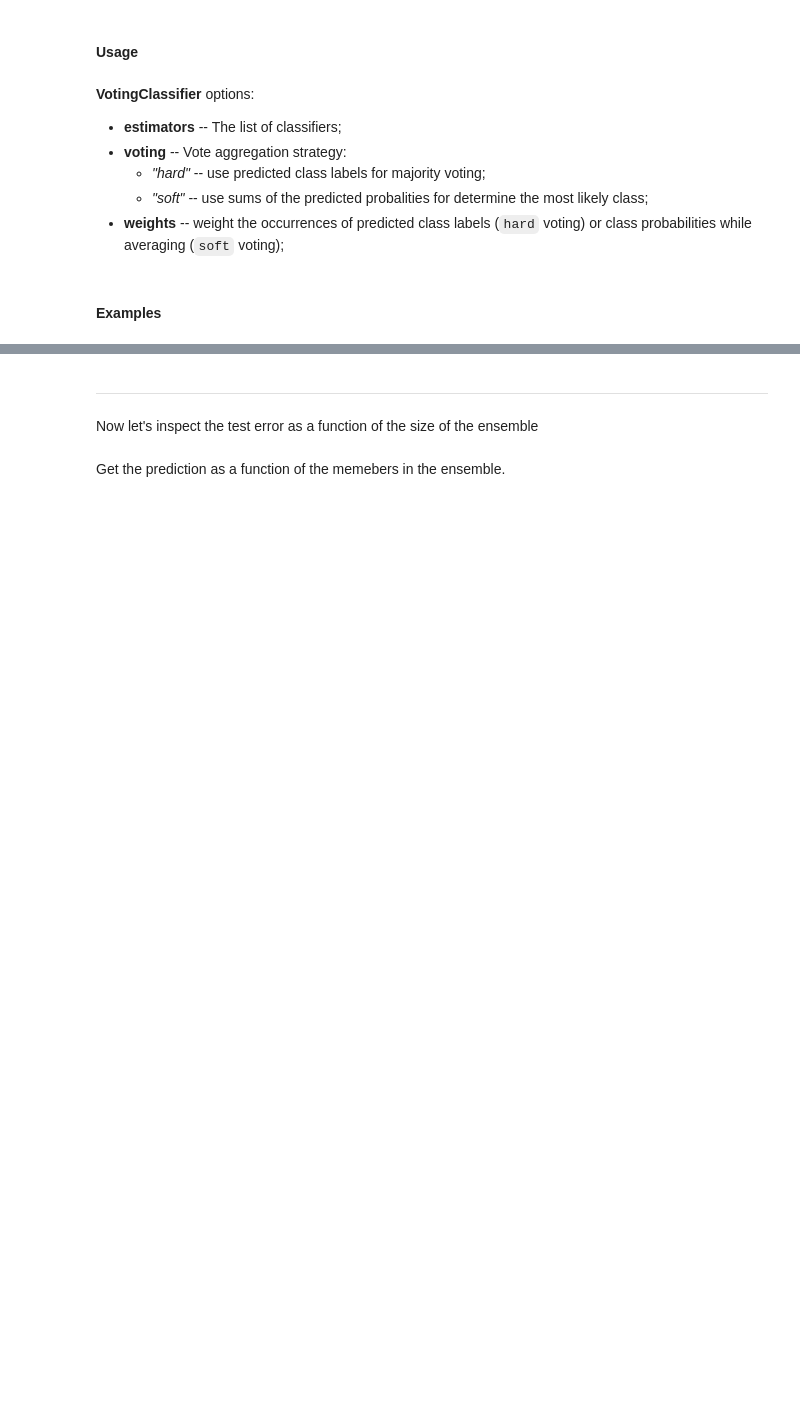
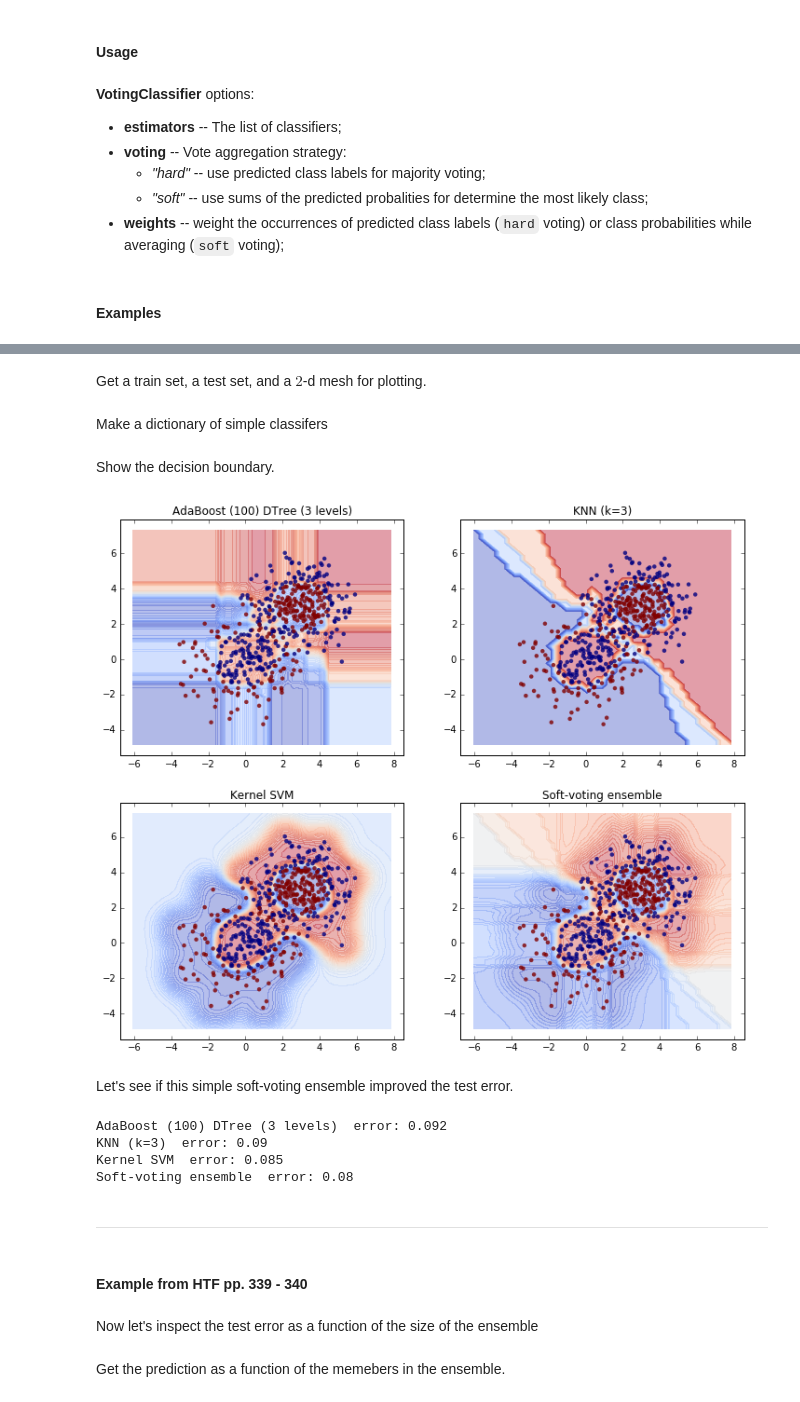
Before and after one commit to ivannz/study_notes, a Jupyter notebook: year_15_16/machine_learning_course/ensemble_practicum/ensemble_methods_scikit.ipynb, the cells around one changed output, grey strips where cells are left out. Cells and saved outputs as stored; diff of their text form; code cells hidden in the pictures; blank space fills up the shorter version.

```diff
--- a/year_15_16/machine_learning_course/ensemble_practicum/ensemble_methods_scikit.ipynb
+++ b/year_15_16/machine_learning_course/ensemble_practicum/ensemble_methods_scikit.ipynb
@@ -1450,0 +1509,2 @@ Soft voting classifier error: 0.073
+# %% [markdown]
+Get a train set, a test set, and a $2$-d mesh for plotting.
@@ -1450,0 +1520,2 @@ Soft voting classifier error: 0.073
+# %% [markdown]
+Make a dictionary of simple classifers
@@ -1451,5 +1539,34 @@ Soft voting classifier error: 0.073
+# %% [markdown]
+Show the decision boundary.
+# %%
+from itertools import product
+fig, axes = plt.subplots(2, 2, figsize=(12, 10))
+for i, (name_, clf_) in zip(product([0, 1], [0, 1]), estimators_):
+    clf_.fit(X2_train, y2_train)
+    prob_ = clf_.predict_proba(np.c_[xx.ravel(), yy.ravel()])[:, 1].reshape(xx.shape)
+
+    axes[i[0], i[1]].contourf(xx, yy, prob_, alpha=0.4, cmap=plt.cm.coolwarm_r,
+                              levels=np.linspace(0,1, num=51), lw=0)
+    axes[i[0], i[1]].scatter(X2_train[:, 0], X2_train[:, 1], c=y2_train, alpha=0.8, lw=0)
+    axes[i[0], i[1]].set_title(name_)
+
+plt.show()
+# %% [output]
+[figure, added]
+# %% [markdown]
+Let's see if this simple soft-voting ensemble improved the test error.
+# %%
+for name_, clf_ in estimators_:
+    print name_, " error:", 1-clf_.score(X2_test, y2_test)
+# %% [output]
+AdaBoost (100) DTree (3 levels)  error: 0.092
+KNN (k=3)  error: 0.09
+Kernel SVM  error: 0.085
+Soft-voting ensemble  error: 0.08
 # %% [markdown]
 <hr/>
+# %% [markdown]
+#### Example from HTF pp. 339 - 340
 # %% [markdown]
 Now let's inspect the test error as a function of the size of the ensemble
 # %%
```
Also changed, not shown: parts of 20 cells of this notebook.
